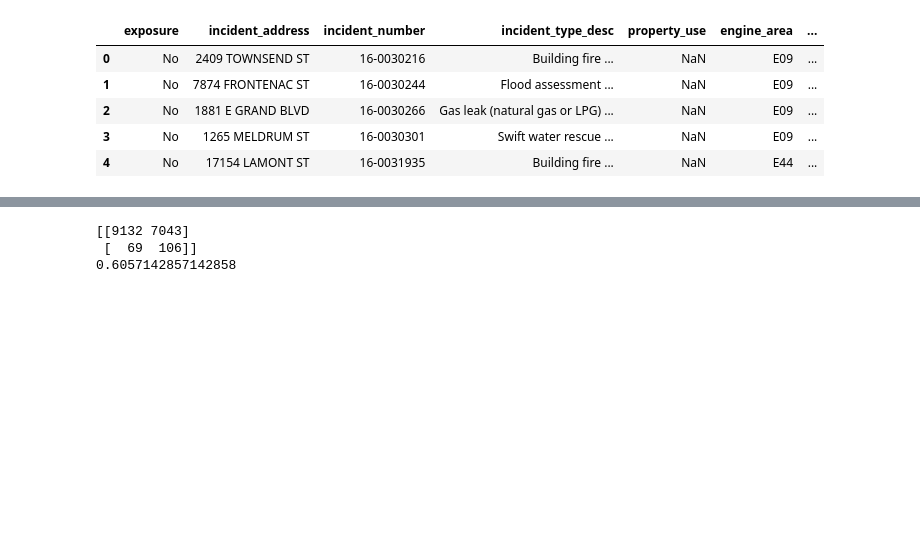
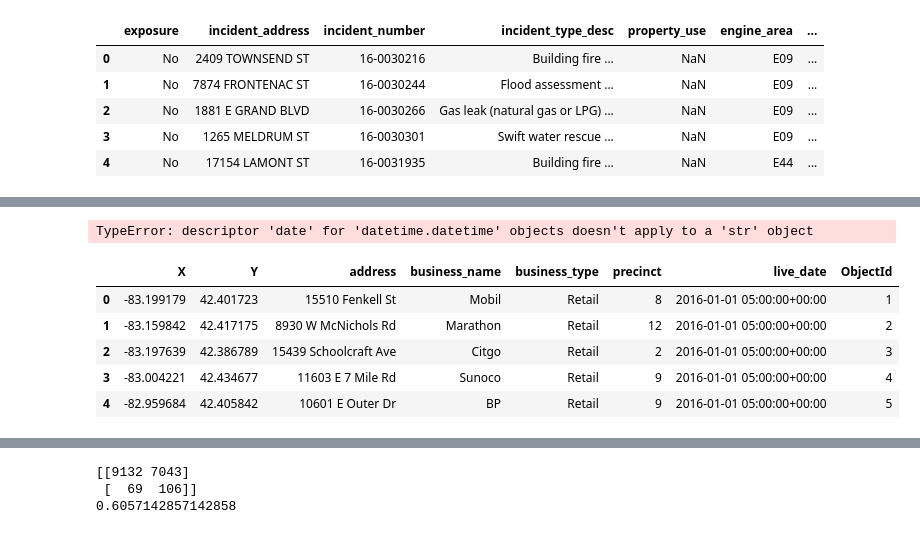
Before and after one commit to aheldrich14/FireIncidents, a Jupyter notebook: FireIncidents.ipynb, the cells around one changed output, grey strips where cells are left out. Drawn from its saved outputs; the diff is of its cells as text; code cells hidden in the pictures; blank space fills up the shorter version.

```diff
--- a/FireIncidents.ipynb
+++ b/FireIncidents.ipynb
@@ -29,3 +31,10 @@ fire_df = pd.read_csv(PATH)
+# %%
+# load data
+RANDOM_STATE = 123
+fire_df = pd.read_csv(r"Fire_Incidents.csv")
+green_light = pd.read_csv(r"Project_Green_Light_Locations.csv")
+green_light['live_date'] = pd.to_datetime(green_light['live_date'])
+dfd_locations = pd.read_csv(r"DFD_Fire_Station_Locations.csv")
 # %%
 fire_df.head()
 # %% [output]
@@ -249,0 +86,4 @@ Y_train = Y_train_pos.append(Y_train_neg)
+# %%
+datetime.date('2018-02-02')
+# %% [output]
+TypeError: descriptor 'date' for 'datetime.datetime' objects doesn't apply to a 'str' object
@@ -249,0 +94,9 @@ Y_train = Y_train_pos.append(Y_train_neg)
+# %%
+green_light.head()
+# %% [output]
+|  | X | Y | address | business_name | business_type | precinct | live_date | ObjectId |
+| 0 | -83.199179 | 42.401723 | 15510 Fenkell St | Mobil | Retail | 8 | 2016-01-01 05:00:00+00:00 | 1 |
+| 1 | -83.159842 | 42.417175 | 8930 W McNichols Rd | Marathon | Retail | 12 | 2016-01-01 05:00:00+00:00 | 2 |
+| 2 | -83.197639 | 42.386789 | 15439 Schoolcraft Ave | Citgo | Retail | 2 | 2016-01-01 05:00:00+00:00 | 3 |
+| 3 | -83.004221 | 42.434677 | 11603 E 7 Mile Rd | Sunoco | Retail | 9 | 2016-01-01 05:00:00+00:00 | 4 |
+| 4 | -82.959684 | 42.405842 | 10601 E Outer Dr | BP | Retail | 9 | 2016-01-01 05:00:00+00:00 | 5 |
```
Also changed, not shown: parts of 49 cells of this notebook, 7 other files.
